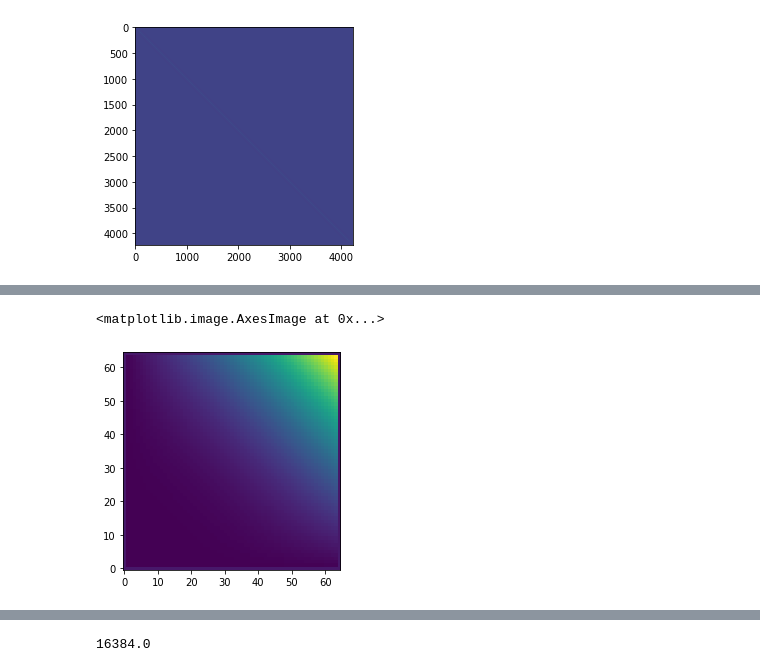
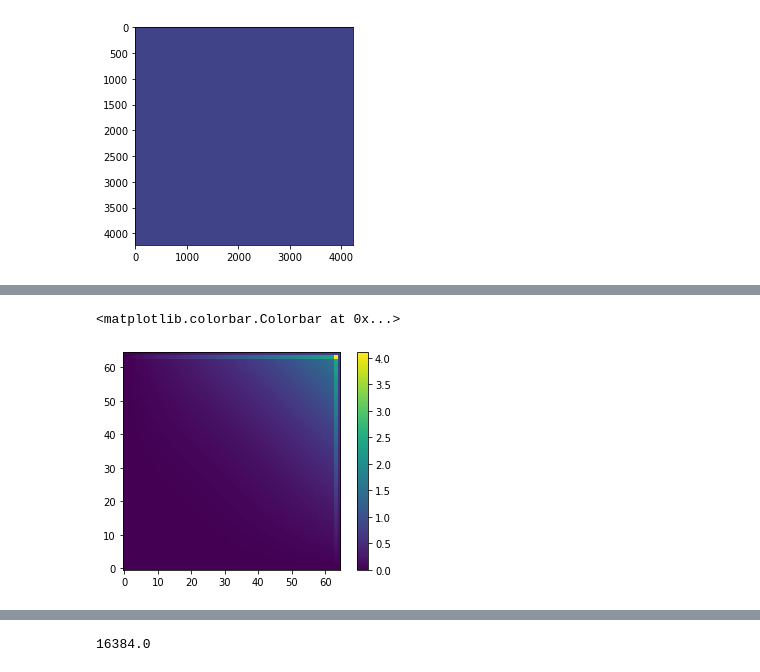
Before and after one commit to SangersJeroen/WI4201, a Jupyter notebook: construction.ipynb, the cells around one changed output, grey strips where cells are left out. Cells and saved outputs as stored; diff of their text form; code cells hidden in the pictures.

Commit message:
boundary cond. respected

```diff
--- a/construction.ipynb
+++ b/construction.ipynb
@@ -68,2 +77,6 @@ arrayF_b = U0 * np.ones(arrayF_i.shape)
+# %%
+arrayF_b = np.sin(X*Y)
+#arrayF_b[-1,:] = np.sin(x)*y**2
+#arrayF_b[:,-1] = np.sin(y)*x**2
 # %%
 arrayF_b[1:-1,1:-1] = arrayF_i[1:-1,1:-1]
@@ -71,0 +88,12 @@ vecF = arrayF_b.flatten()
+# %%
+#Adding adjacent boundary points to the forcing vector as per page 25 of the reader
+tmp = arrayF_b.copy()
+tmp[1,:] 	+= tmp[0,:]
+tmp[-2,:] 	+= tmp[-1,:]
+tmp[:,1] 	+= tmp[:,0]
+tmp[:,-2] 	+= tmp[:,-1]
+
+arrayF_b[1:-1,1:-1] = tmp[1:-1,1:-1]
+
+plt.imshow(arrayF_b, origin='lower')
+plt.colorbar()
@@ -72,8 +105,9 @@ vecF = arrayF_b.flatten()
 # %%
 plt.imshow(arrayF_b, origin='lower')
+plt.colorbar()
 # %% [output]
-<matplotlib.image.AxesImage at 0x...>
+<matplotlib.colorbar.Colorbar at 0x...>
-[figure, old version]
+[figure, new version]
 # %%
 #Cholesky decomposition of Ah
 C = np.linalg.cholesky(Ah)
```
Also changed, not shown: parts of 20 cells of this notebook, 2 other files.
